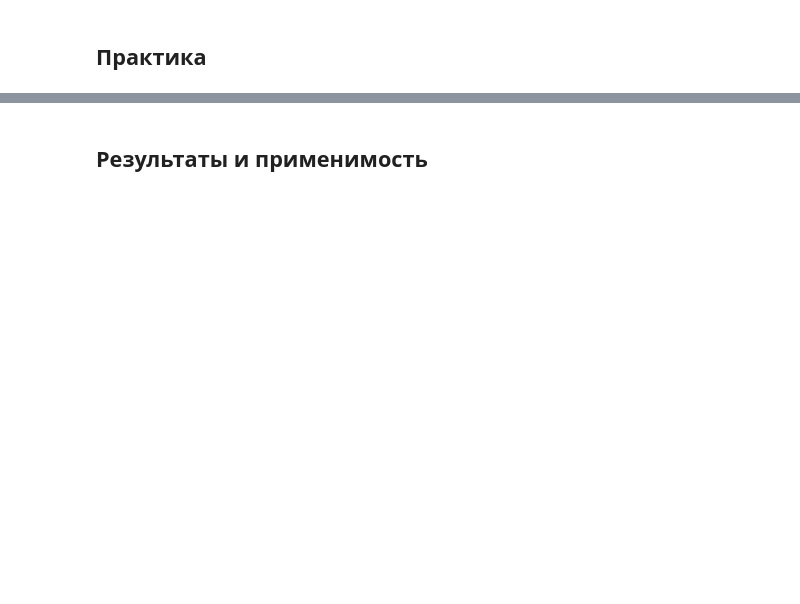
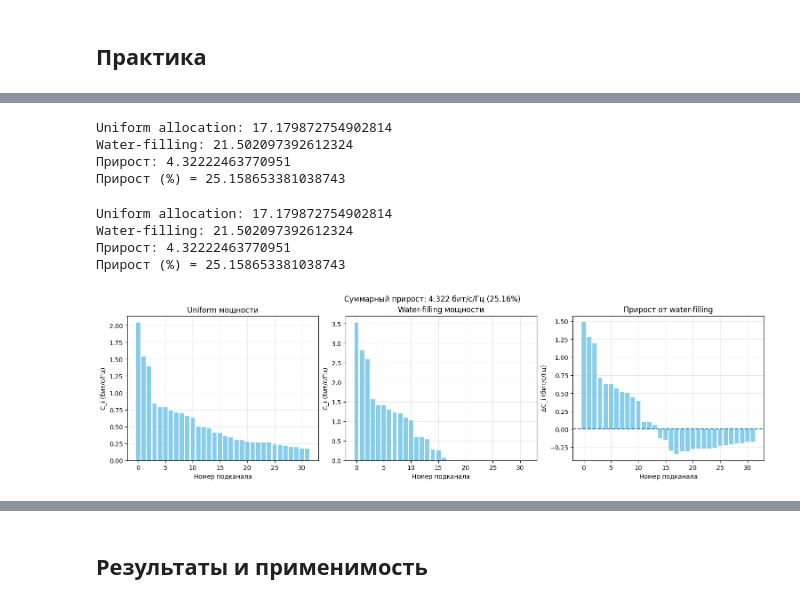
Before and after one commit to oncominglane/theory_of_information, a Jupyter notebook: essays/essay5.ipynb, the cells around one changed output, grey strips where cells are left out. Cells and saved outputs as stored; diff of their text form; code cells hidden in the pictures; blank space fills up the shorter version.

```diff
--- a/essays/essay5.ipynb
+++ b/essays/essay5.ipynb
@@ -595,0 +294,71 @@ $$
+# %%
+print("Uniform allocation:", C_uniform_total)
+print("Water-filling:", C_wf_total)
+print("Прирост:", C_wf_total - C_uniform_total)
+print("Прирост (%) =", 100 * (C_wf_total - C_uniform_total) / C_uniform_total)
+# %% [output]
+Uniform allocation: 17.179872754902814
+Water-filling: 21.502097392612324
+Прирост: 4.32222463770951
+Прирост (%) = 25.158653381038743
+# %%
+import numpy as np
+import matplotlib.pyplot as plt
+
+# Предполагаем, что уже есть:
+# N
+# C_uniform_per_channel
+# C_wf_per_channel
+# C_uniform_total
+# C_wf_total
+
+gain_total = C_wf_total - C_uniform_total
+gain_percent = 100 * gain_total / C_uniform_total
+gain_per_channel = C_wf_per_channel - C_uniform_per_channel
+
+print("Uniform allocation:", C_uniform_total)
+print("Water-filling:", C_wf_total)
+print("Прирост:", gain_total)
+print("Прирост (%) =", gain_percent)
+
+# ---------------------------------------------
+# Рисуем 3 графика рядом
+# ---------------------------------------------
+fig, axes = plt.subplots(1, 3, figsize=(15, 4), constrained_layout=True)
+
+x = np.arange(N)
+
+# 1) Пропускная способность при равномерном распределении
+axes[0].bar(x, C_uniform_per_channel, color="skyblue")
+axes[0].set_xlabel("Номер подканала")
+axes[0].set_ylabel("C_i (бит/с/Гц)")
+axes[0].set_title("Uniform мощности")
+axes[0].grid(True, alpha=0.3)
+
+# 2) Пропускная способность при water-filling
+axes[1].bar(x, C_wf_per_channel, color="skyblue")
+axes[1].set_xlabel("Номер подканала")
+axes[1].set_ylabel("C_i (бит/с/Гц)")
+axes[1].set_title("Water-filling мощности")
+axes[1].grid(True, alpha=0.3)
+
+# 3) Прирост по каждому каналу
+axes[2].bar(x, gain_per_channel,color="skyblue")
+axes[2].axhline(0, linestyle="--")
+axes[2].set_xlabel("Номер подканала")
+axes[2].set_ylabel("ΔC_i (бит/с/Гц)")
+axes[2].set_title("Прирост от water-filling")
+axes[2].grid(True, alpha=0.3)
+
+fig.suptitle(
+    f"Суммарный прирост: {gain_total:.3f} бит/с/Гц ({gain_percent:.2f}%)",
+    y=1.05
+)
+
+plt.show()
+# %% [output]
+Uniform allocation: 17.179872754902814
+Water-filling: 21.502097392612324
+Прирост: 4.32222463770951
+Прирост (%) = 25.158653381038743
+[figure, added]
```
Also changed, not shown: parts of 57 cells of this notebook, 3 other files.
